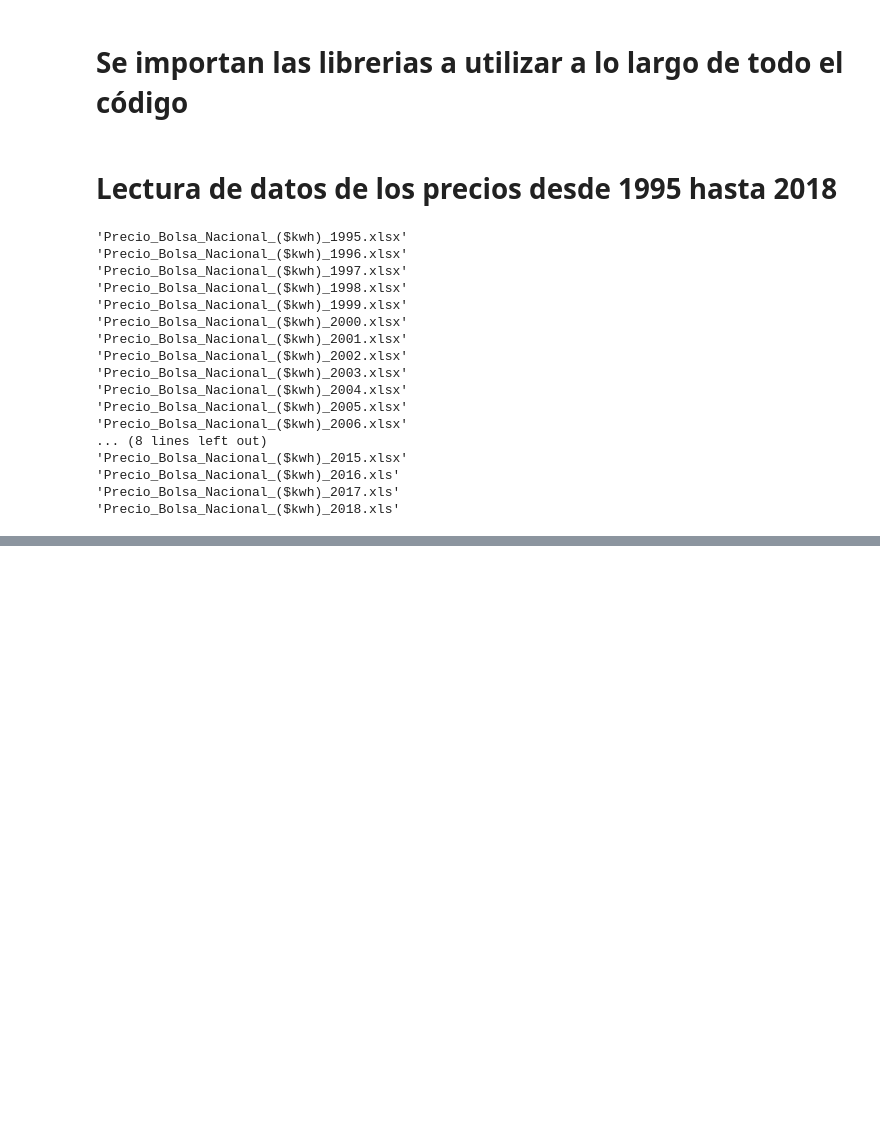
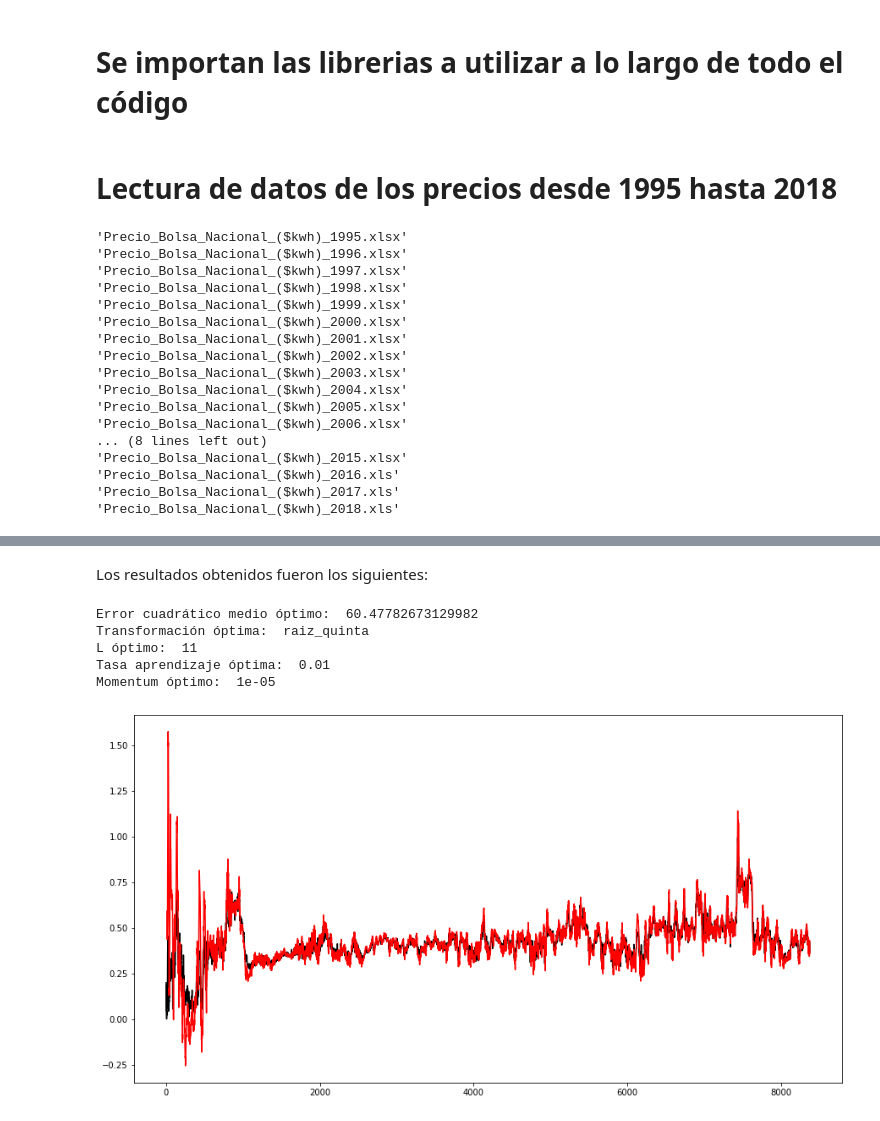
Before and after one commit to ANN-2019-2/evaluacion-AngelDMA, a Jupyter notebook: 01-precios.ipynb, the cells around one changed output, grey strips where cells are left out. Cells and saved outputs as stored; diff of their text form; code cells hidden in the pictures; blank space fills up the shorter version.

```diff
--- a/01-precios.ipynb
+++ b/01-precios.ipynb
@@ -70,0 +308,16 @@ NameError: name 'df' is not defined
+# %%
+transformaciones = ['ninguna', 'log', 'raiz_cuadrada','raiz_cubica','raiz_cuarta','raiz_quinta']
+# %%
+error_optimo = None
+transformacion_optmima = None
+L_optimo = None
+tasa_aprendizaje_optima = None
+momentum_optimo =  None
+pred = []
+f = None
+err = None
+# %%
+train, test = train_test_split(precios, test_size=7, shuffle = False)
+train2 = np.array(train['media_actualizada']).reshape(-1,1)
+test2 = np.array(test['media_actualizada']).reshape(-1,1)
+test2
@@ -70,0 +402,14 @@ NameError: name 'df' is not defined
+# %% [markdown]
+Los resultados obtenidos fueron los siguientes:
+# %%
+print("Error cuadrático medio óptimo: ", error_optimo)
+print("Transformación óptima: ", transformacion_optmima)
+print("L óptimo: ", L_optimo)
+print("Tasa aprendizaje óptima: ", tasa_aprendizaje_optima)
+print("Momentum óptimo: ", momentum_optimo)
+# %% [output]
+Error cuadrático medio óptimo:  60.47782673129982
+Transformación óptima:  raiz_quinta
+L óptimo:  11
+Tasa aprendizaje óptima:  0.01
+Momentum óptimo:  1e-05
@@ -70,0 +418,13 @@ NameError: name 'df' is not defined
+# %%
+precios2 = train2.copy()
+precios2 = np.power(precios2, (1/5))
+
+scaler = MinMaxScaler()
+datos_escalados = scaler.fit_transform(precios2)
+datos_escalados = [u[0] for u in datos_escalados]
+# %%
+plt.figure(figsize=(15,8))
+plt.plot(datos_escalados, color='black');
+plt.plot(range(11,len(datos_escalados)), f, color = 'red');
+# %% [output]
+[figure, added]
```
Also changed, not shown: parts of 38 cells of this notebook, 1 other file.
